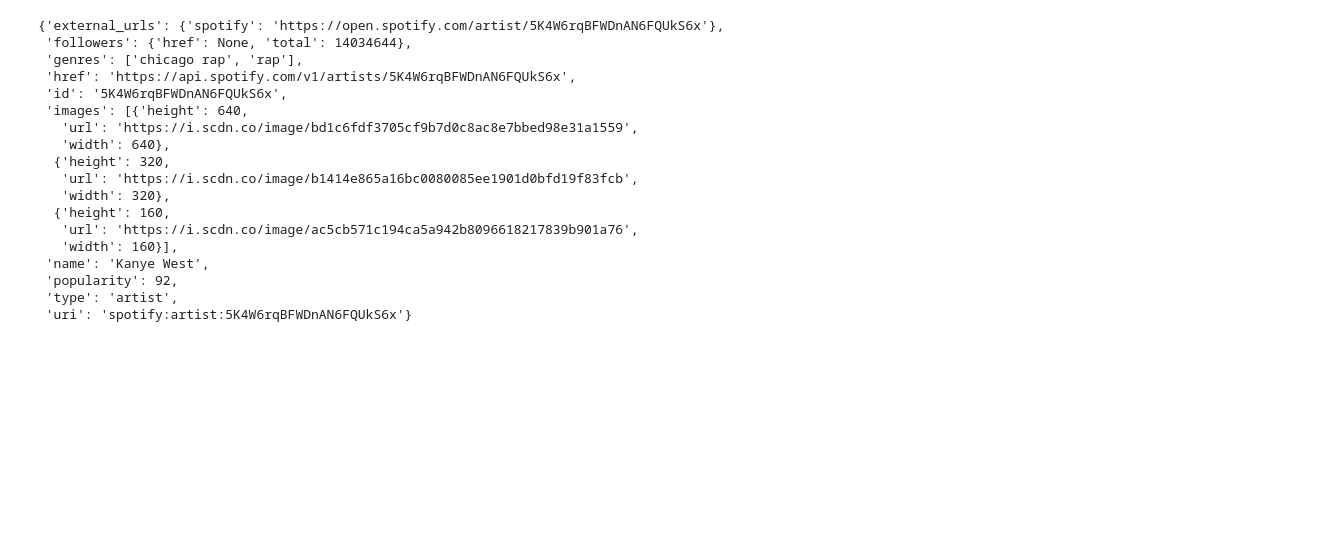
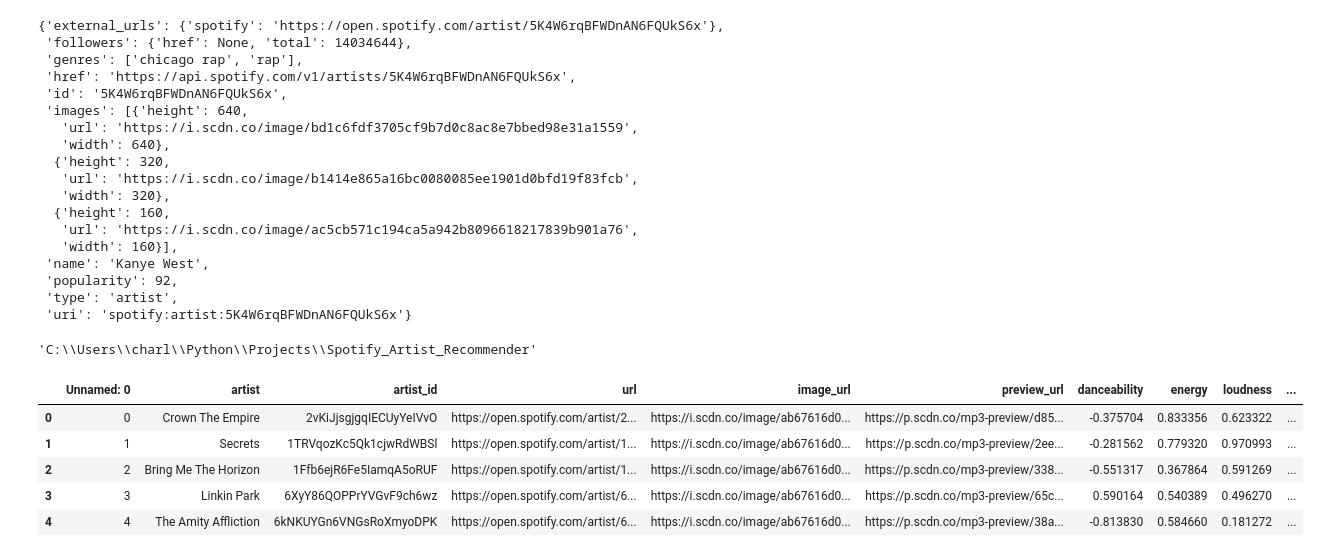
Before and after one commit to candrasc/Spotify_Artist_Recommender, a Jupyter notebook: Notebooks/Full Pipe POC.ipynb, the cells around one changed output. Cells and saved outputs as stored; diff of their text form; code cells hidden in the pictures; blank space fills up the shorter version.

```diff
--- a/Notebooks/Full Pipe POC.ipynb
+++ b/Notebooks/Full Pipe POC.ipynb
@@ -529,0 +552,15 @@ result['artists']['items'][0]
+# %%
+os.getcwd()
+# %% [output]
+'C:\\Users\\charl\\Python\\Projects\\Spotify_Artist_Recommender'
+# %%
+df = pd.read_csv("flask_app/MyData/artist_features.csv", igno)
+# %%
+df.head()
+# %% [output]
+|  | Unnamed: 0 | artist | artist_id | url | image_url | preview_url | danceability | energy | loudness | ... |
+| 0 | 0 | Crown The Empire | 2vKiJjsgjgqIECUyYeIVvO | https://open.spotify.com/artist/2... | https://i.scdn.co/image/ab67616d0... | https://p.scdn.co/mp3-preview/d85... | -0.375704 | 0.833356 | 0.623322 | ... |
+| 1 | 1 | Secrets | 1TRVqozKc5Qk1cjwRdWBSl | https://open.spotify.com/artist/1... | https://i.scdn.co/image/ab67616d0... | https://p.scdn.co/mp3-preview/2ee... | -0.281562 | 0.779320 | 0.970993 | ... |
+| 2 | 2 | Bring Me The Horizon | 1Ffb6ejR6Fe5IamqA5oRUF | https://open.spotify.com/artist/1... | https://i.scdn.co/image/ab67616d0... | https://p.scdn.co/mp3-preview/338... | -0.551317 | 0.367864 | 0.591269 | ... |
+| 3 | 3 | Linkin Park | 6XyY86QOPPrYVGvF9ch6wz | https://open.spotify.com/artist/6... | https://i.scdn.co/image/ab67616d0... | https://p.scdn.co/mp3-preview/65c... | 0.590164 | 0.540389 | 0.496270 | ... |
+| 4 | 4 | The Amity Affliction | 6kNKUYGn6VNGsRoXmyoDPK | https://open.spotify.com/artist/6... | https://i.scdn.co/image/ab67616d0... | https://p.scdn.co/mp3-preview/38a... | -0.813830 | 0.584660 | 0.181272 | ... |
```
Also changed, not shown: parts of 16 cells of this notebook, 10 other files.
